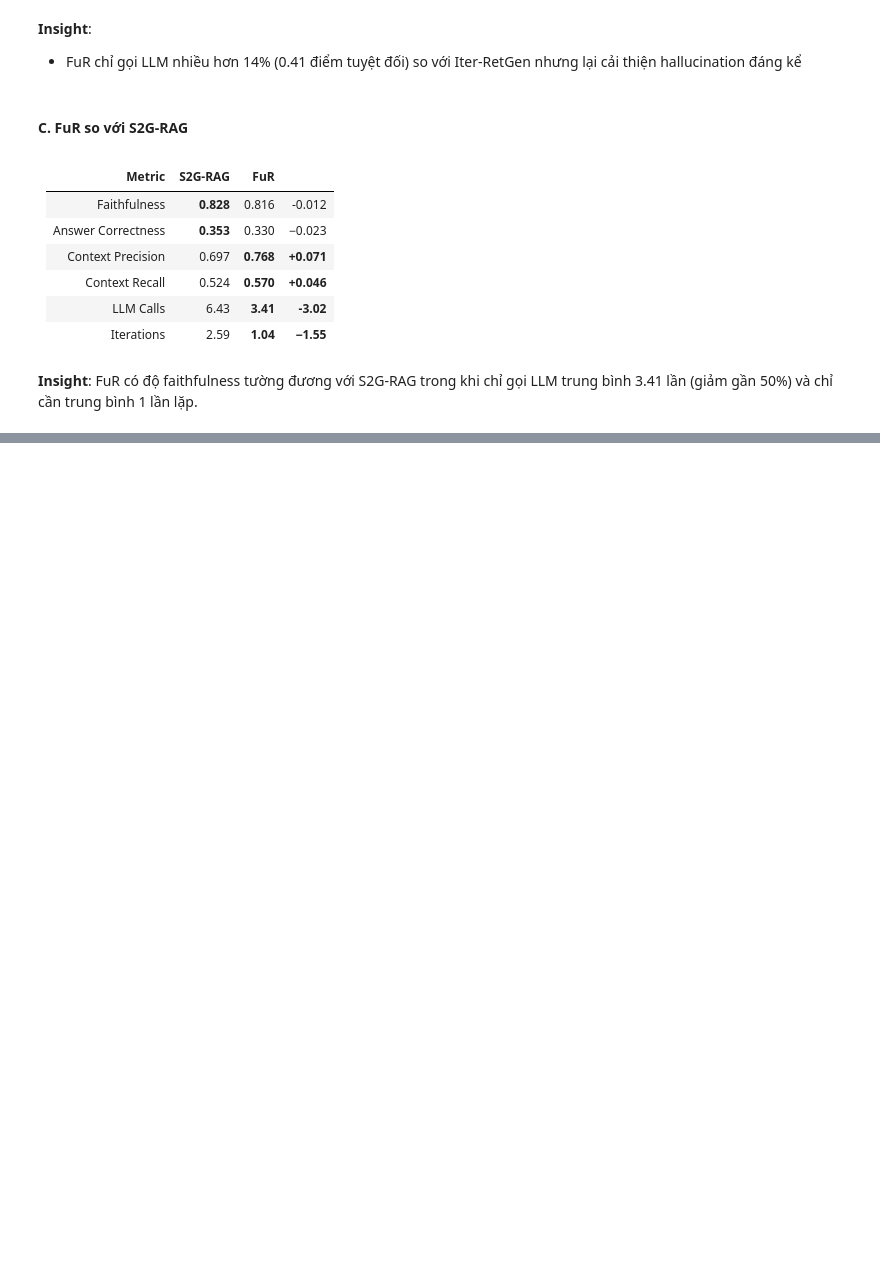
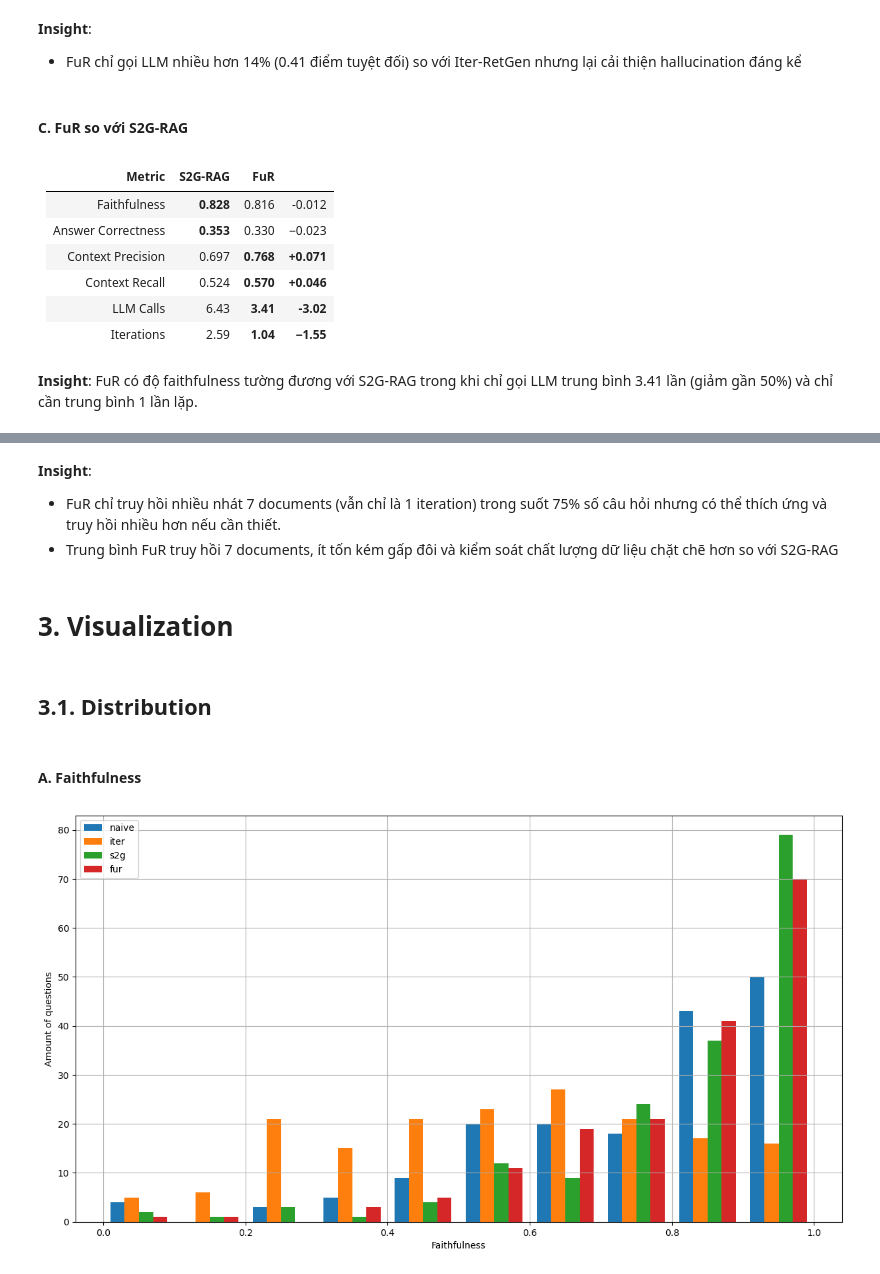
Before and after one commit to Vantom0v0/DuAnCNTT, a Jupyter notebook: evaluation/eval_results/inspect_result.ipynb, the cells around one changed output, grey strips where cells are left out. Saved outputs shown, nothing was run; the diff lists cells and outputs as text; code cells hidden in the pictures; blank space fills up the shorter version.

Commit message:
Results inspection and visualization

```diff
--- a/evaluation/eval_results/inspect_result.ipynb
+++ b/evaluation/eval_results/inspect_result.ipynb
@@ -760,0 +821,31 @@ df_cost_fur.describe()
+# %% [markdown]
+**Insight**:
+- FuR chỉ truy hồi nhiều nhát 7 documents (vẫn chỉ là 1 iteration) trong suốt 75% số câu hỏi nhưng có thể thích ứng và truy hồi nhiều hơn nếu cần thiết.
+- Trung bình FuR truy hồi 7 documents, ít tốn kém gấp đôi và kiểm soát chất lượng dữ liệu chặt chẽ hơn so với S2G-RAG
+# %% [markdown]
+# 3. Visualization
+# %% [markdown]
+## 3.1. Distribution
+# %% [markdown]
+#### A. Faithfulness
+# %%
+plt.figure(figsize=[15, 8])
+
+df_faithfulness = [
+    df_naive_clean["faithfulness"],
+    df_iter_clean["faithfulness"],
+    df_s2g_clean["faithfulness"],
+    df_fur_clean["faithfulness"]
+]
+
+label = ["naive", "iter", "s2g", "fur"]
+
+plt.hist(df_faithfulness,label=label)
+
+plt.legend(loc = "upper left")
+plt.ylabel("Amount of questions")
+plt.xlabel("Faithfulness")
+plt.grid()
+plt.show()
+# %% [output]
+[figure, added]
```
Also changed, not shown: parts of 24 cells of this notebook.
